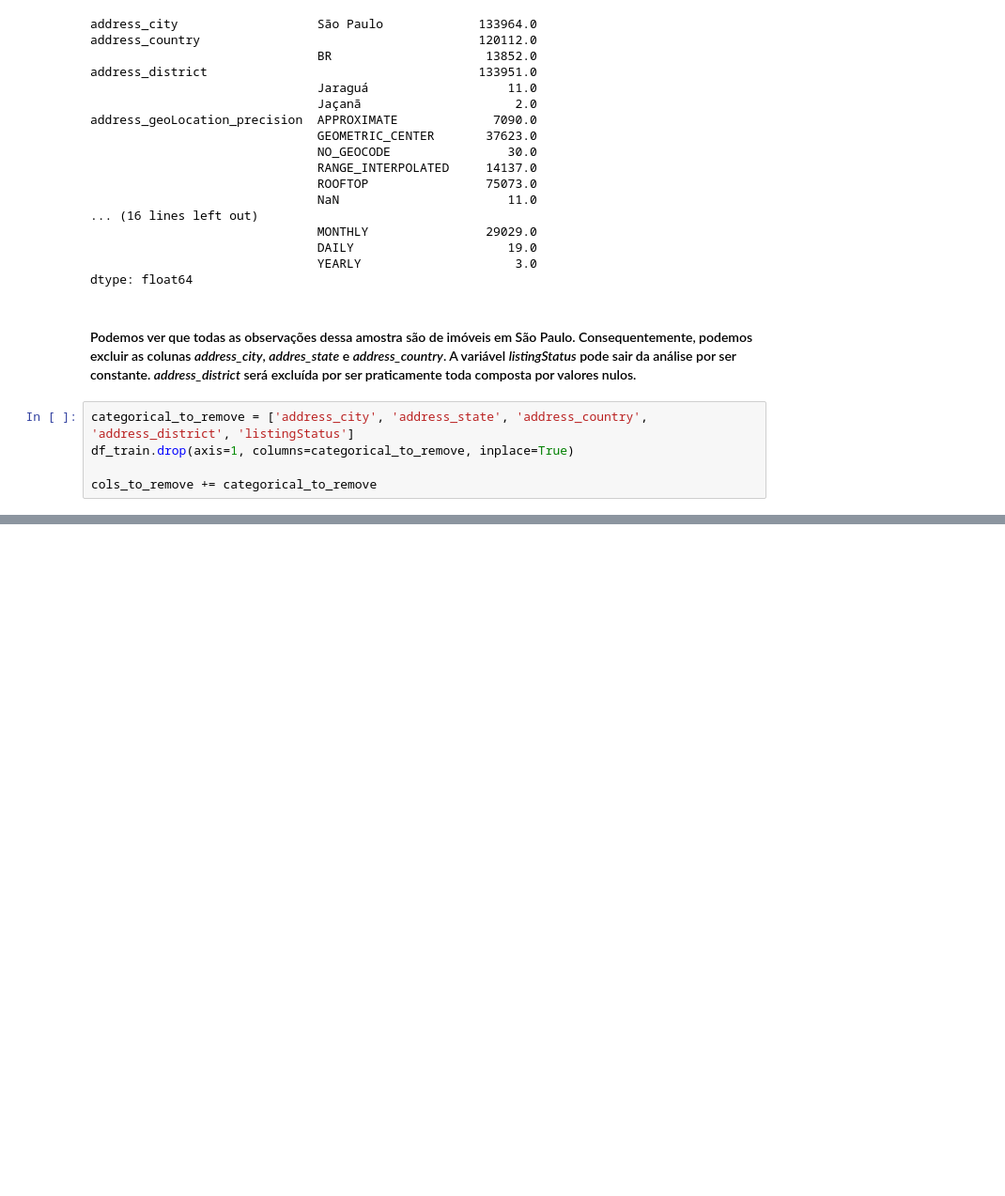
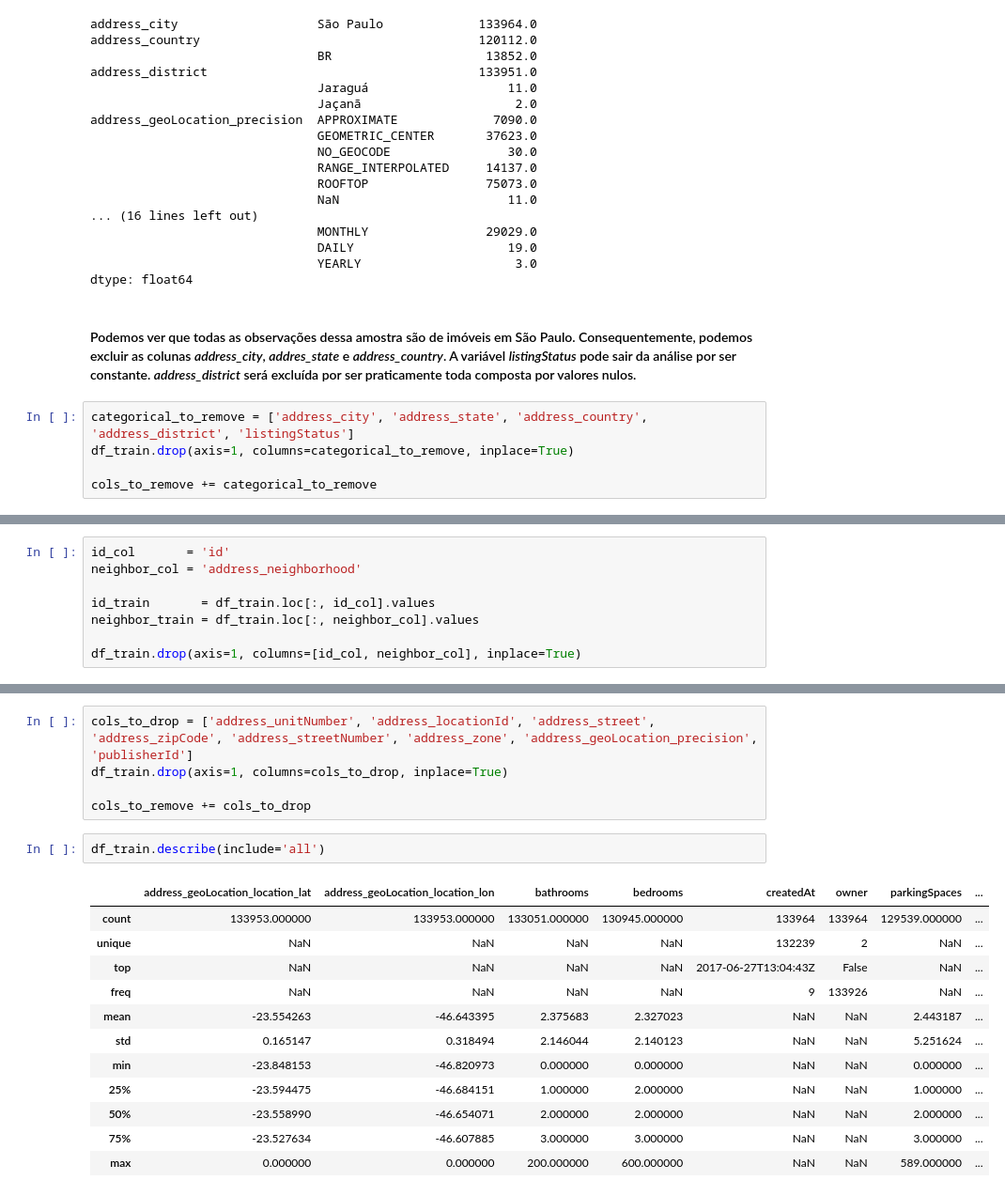
Before and after one commit to fbarscevicius/grupo-zap-ds-challenge, a Jupyter notebook: code/grupo_zap_challenge.ipynb, the cells around one changed output, grey strips where cells are left out. Shown at 94% size. Cells and saved outputs as stored; diff of their text form; blank space fills up the shorter version.

```diff
--- a/code/grupo_zap_challenge.ipynb
+++ b/code/grupo_zap_challenge.ipynb
@@ -193,0 +194,8 @@ id_col = ['id']
+# %%
+id_col       = 'id'
+neighbor_col = 'address_neighborhood'
+
+id_train       = df_train.loc[:, id_col].values
+neighbor_train = df_train.loc[:, neighbor_col].values
+
+df_train.drop(axis=1, columns=[id_col, neighbor_col], inplace=True)
@@ -193,0 +258,20 @@ id_col = ['id']
+# %%
+cols_to_drop = ['address_unitNumber', 'address_locationId', 'address_street', 'address_zipCode', 'address_streetNumber', 'address_zone', 'address_geoLocation_precision', 'publisherId']
+df_train.drop(axis=1, columns=cols_to_drop, inplace=True)
+
+cols_to_remove += cols_to_drop
+# %%
+df_train.describe(include='all')
+# %% [output]
+|  | address_geoLocation_location_lat | address_geoLocation_location_lon | bathrooms | bedrooms | createdAt | owner | parkingSpaces | ... |
+| count | 133953.000000 | 133953.000000 | 133051.000000 | 130945.000000 | 133964 | 133964 | 129539.000000 | ... |
+| unique | NaN | NaN | NaN | NaN | 132239 | 2 | NaN | ... |
+| top | NaN | NaN | NaN | NaN | 2017-06-27T13:04:43Z | False | NaN | ... |
+| freq | NaN | NaN | NaN | NaN | 9 | 133926 | NaN | ... |
+| mean | -23.554263 | -46.643395 | 2.375683 | 2.327023 | NaN | NaN | 2.443187 | ... |
+| std | 0.165147 | 0.318494 | 2.146044 | 2.140123 | NaN | NaN | 5.251624 | ... |
+| min | -23.848153 | -46.820973 | 0.000000 | 0.000000 | NaN | NaN | 0.000000 | ... |
+| 25% | -23.594475 | -46.684151 | 1.000000 | 2.000000 | NaN | NaN | 1.000000 | ... |
+| 50% | -23.558990 | -46.654071 | 2.000000 | 2.000000 | NaN | NaN | 2.000000 | ... |
+| 75% | -23.527634 | -46.607885 | 3.000000 | 3.000000 | NaN | NaN | 3.000000 | ... |
+| max | 0.000000 | 0.000000 | 200.000000 | 600.000000 | NaN | NaN | 589.000000 | ... |
```
Also changed, not shown: parts of 9 cells of this notebook.
